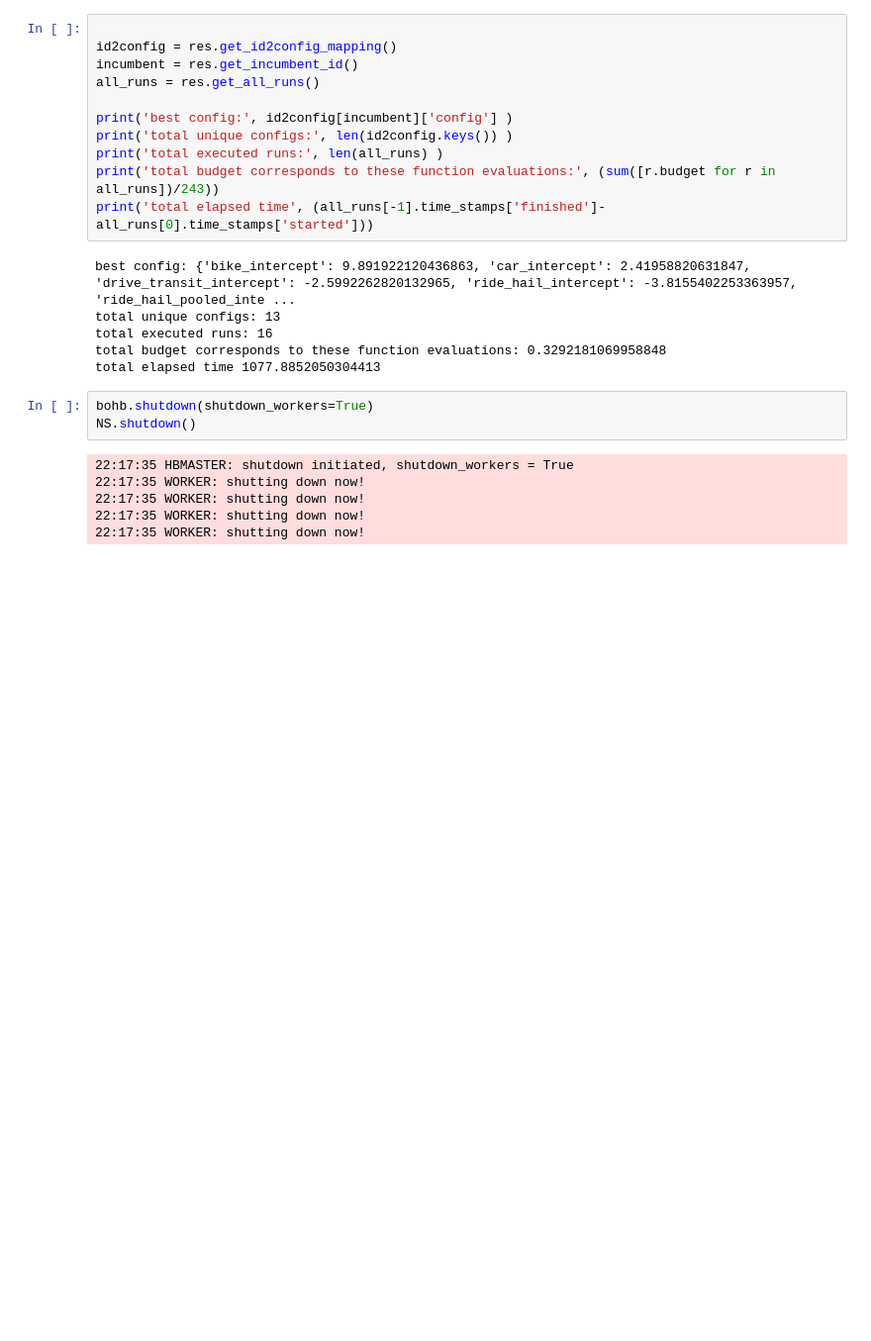
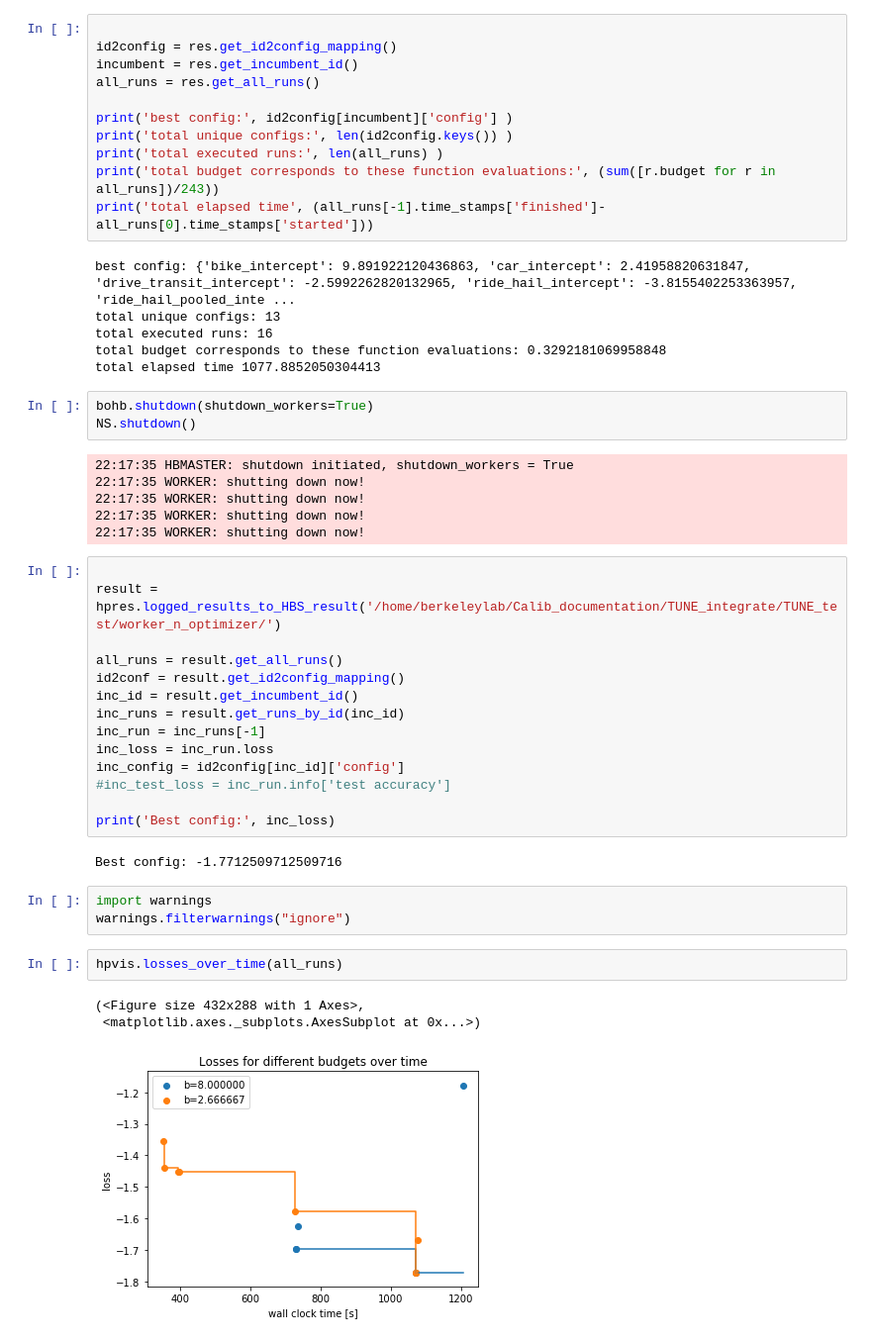
Before and after one commit to kschhatre/beam-calibration-dev, a Jupyter notebook: TUNE_integrate/TUNE_test/worker_n_optimizer/BEAM_parallelBayes_earlyStop.ipynb, the cells around one changed output. Shown: that part at 99% size. Cells and saved outputs as stored; diff of their text form; blank space fills up the shorter version.

Commit message:
BayesOpt_Early_Stop_result visualization

```diff
--- a/TUNE_integrate/TUNE_test/worker_n_optimizer/BEAM_parallelBayes_earlyStop.ipynb
+++ b/TUNE_integrate/TUNE_test/worker_n_optimizer/BEAM_parallelBayes_earlyStop.ipynb
@@ -172,3 +180,28 @@ NS.shutdown()
 22:17:35 WORKER: shutting down now!
 22:17:35 WORKER: shutting down now!
 22:17:35 WORKER: shutting down now!
+# %%
+
+result = hpres.logged_results_to_HBS_result('/home/berkeleylab/Calib_documentation/TUNE_integrate/TUNE_test/worker_n_optimizer/')
+
+all_runs = result.get_all_runs()
+id2conf = result.get_id2config_mapping()
+inc_id = result.get_incumbent_id()
+inc_runs = result.get_runs_by_id(inc_id)
+inc_run = inc_runs[-1]
+inc_loss = inc_run.loss
+inc_config = id2config[inc_id]['config']
+#inc_test_loss = inc_run.info['test accuracy']
+
+print('Best config:', inc_loss)
+# %% [output]
+Best config: -1.7712509712509716
+# %%
+import warnings
+warnings.filterwarnings("ignore")
+# %%
+hpvis.losses_over_time(all_runs)
+# %% [output]
+(<Figure size 432x288 with 1 Axes>,
+ <matplotlib.axes._subplots.AxesSubplot at 0x...>)
+[figure, added]
```
Also changed, not shown: parts of 6 cells of this notebook.
